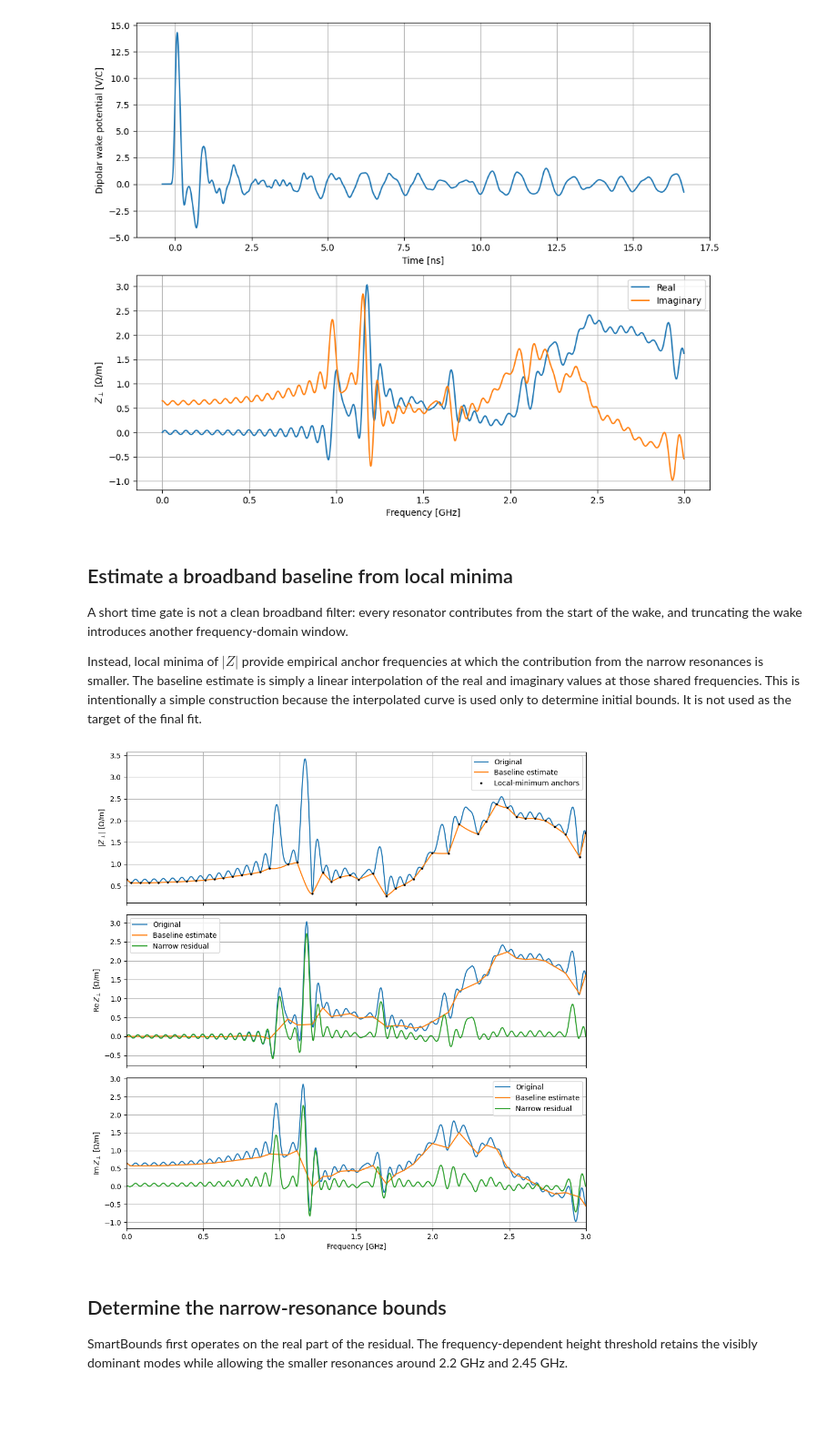
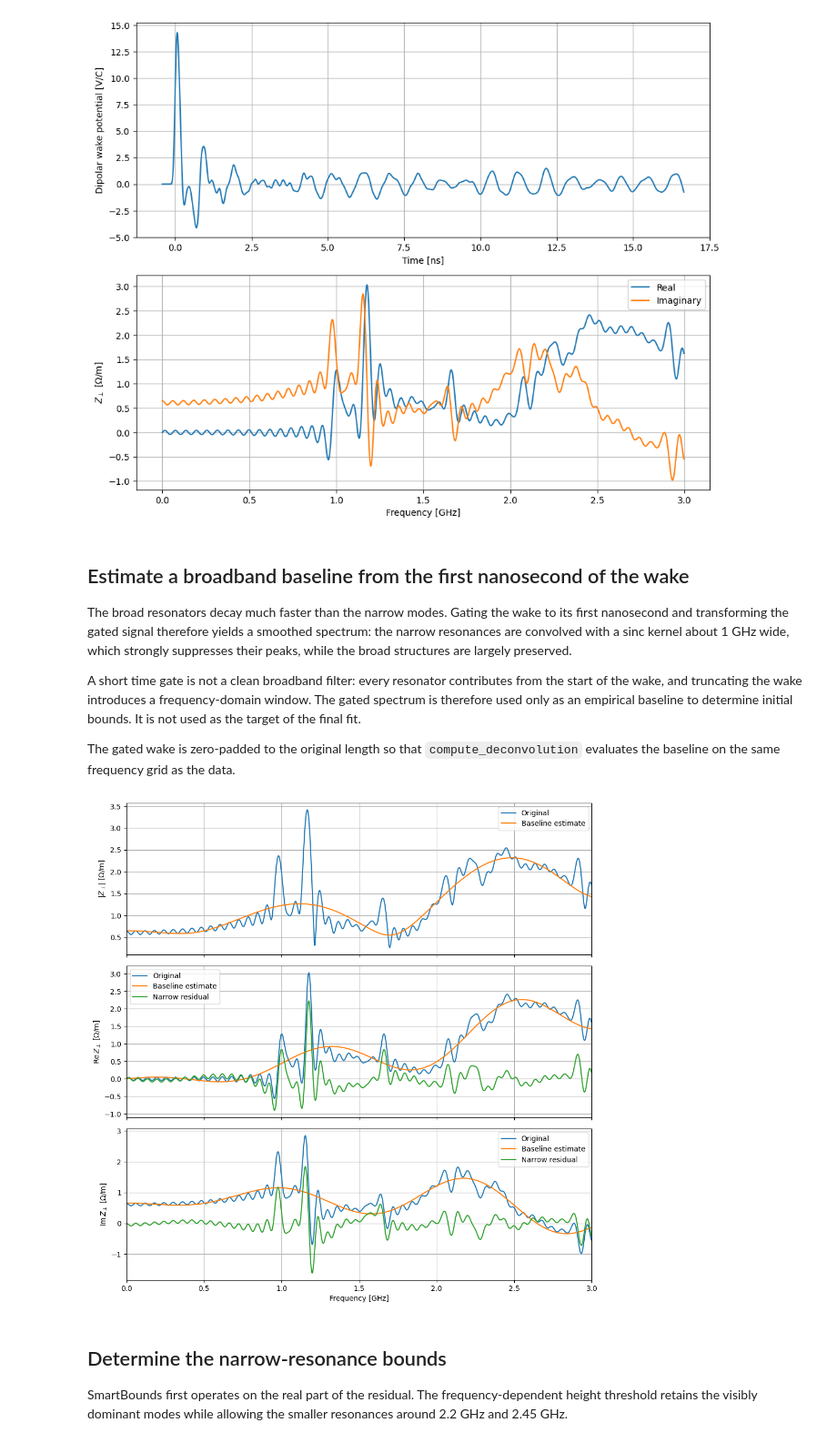
Before and after one commit to ImpedanCEI/IDDEFIX, a Jupyter notebook: examples/004b_sps_transition_impedance.ipynb, the cells around one changed output. Shown at 91% size. Saved outputs shown, nothing was run; the diff lists cells and outputs as text; code cells hidden in the pictures; blank space fills up the shorter version.

Commit message:
docs: update SPS transition impedance notebook

```diff
--- a/examples/004b_sps_transition_impedance.ipynb
+++ b/examples/004b_sps_transition_impedance.ipynb
@@ -64,79 +64,67 @@ plt.show()
 # %% [output]
 [figure]
 # %% [markdown]
-## Estimate a broadband baseline from local minima
+## Estimate a broadband baseline from the first nanosecond of the wake
+
+The broad resonators decay much faster than the narrow modes. Gating the wake
+to its first nanosecond and transforming the gated signal therefore yields a
+smoothed spectrum: the narrow resonances are convolved with a sinc kernel
+about 1 GHz wide, which strongly suppresses their peaks, while the broad
+structures are largely preserved.
 
 A short time gate is not a clean broadband filter: every resonator contributes
-from the start of the wake, and truncating the wake introduces another
-frequency-domain window.
+from the start of the wake, and truncating the wake introduces a
+frequency-domain window. The gated spectrum is therefore used only as an
+empirical baseline to determine initial bounds. It is not used as the target
+of the final fit.
 
-Instead, local minima of $|Z|$ provide empirical anchor frequencies at which
-the contribution from the narrow resonances is smaller. The baseline estimate
-is simply a linear interpolation of the real and imaginary values at those
-shared frequencies. This is intentionally a simple construction because the
-interpolated curve is used only to determine initial bounds. It is not used as
-the target of the final fit.
+The gated wake is zero-padded to the original length so that
+`compute_deconvolution` evaluates the baseline on the same frequency grid as
+the data.
 # %%
-frequency_step = np.median(np.diff(frequency))
-minimum_valley_spacing = 30e6
-minimum_valley_distance = max(1, round(minimum_valley_spacing / frequency_step))
+gate_duration = 1.5e-9
+gate_mask = wake_time <= wake_time[0] + gate_duration
+gated_wake_potential = np.where(gate_mask, dipolar_wake_potential, 0.0)
 
-valley_indices, _ = find_peaks(
-    -np.abs(impedance),
-    distance=minimum_valley_distance,
-    prominence=0.01,
+baseline_frequency, baseline_impedance = iddefix.compute_deconvolution(
+    wake_time,
+    gated_wake_potential,
+    sigma=1e-10,
 )
-anchor_indices = np.unique(np.concatenate(([0], valley_indices, [len(frequency) - 1])))
+baseline_impedance *= 1j  # Apply the transverse convention.
 
-baseline_impedance = np.interp(
-    frequency,
-    frequency[anchor_indices],
-    impedance.real[anchor_indices],
-) + 1j * np.interp(
-    frequency,
-    frequency[anchor_indices],
-    impedance.imag[anchor_indices],
-)
 narrowband_data = impedance - baseline_impedance
 # %%
 fig, axes = plt.subplots(3, 1, figsize=(10, 10), sharex=True)
 
 axes[0].plot(frequency_ghz, np.abs(impedance), label="Original")
 axes[0].plot(frequency_ghz, np.abs(baseline_impedance), label="Baseline estimate")
-axes[0].plot(
-    frequency_ghz[anchor_indices],
-    np.abs(impedance[anchor_indices]),
-    ".",
-    color="black",
-    markersize=4,
-    label="Local-minimum anchors",
-)
 axes[0].set_ylabel(r"$|Z_\perp|$ [$\Omega$/m]")
 
 for axis, component, label in zip(
     axes[1:],
     ("real", "imag"),
     (
         r"$\operatorname{Re}Z_\perp$ [$\Omega$/m]",
         r"$\operatorname{Im}Z_\perp$ [$\Omega$/m]",
     ),
 ):
     values = lambda data: getattr(data, component)
     axis.plot(frequency_ghz, values(impedance), label="Original")
     axis.plot(frequency_ghz, values(baseline_impedance), label="Baseline estimate")
     axis.plot(frequency_ghz, values(narrowband_data), label="Narrow residual")
     axis.set_ylabel(label)
 
 axes[-1].set_xlabel("Frequency [GHz]")
 for axis in axes:
     axis.set_xlim(0, 3)
     axis.grid(True)
     axis.legend()
 
 fig.tight_layout()
 plt.show()
 # %% [output]
-[figure, old version]
+[figure, new version]
 # %% [markdown]
 ## Determine the narrow-resonance bounds
 
```
Also changed, not shown: parts of 8 cells of this notebook.
